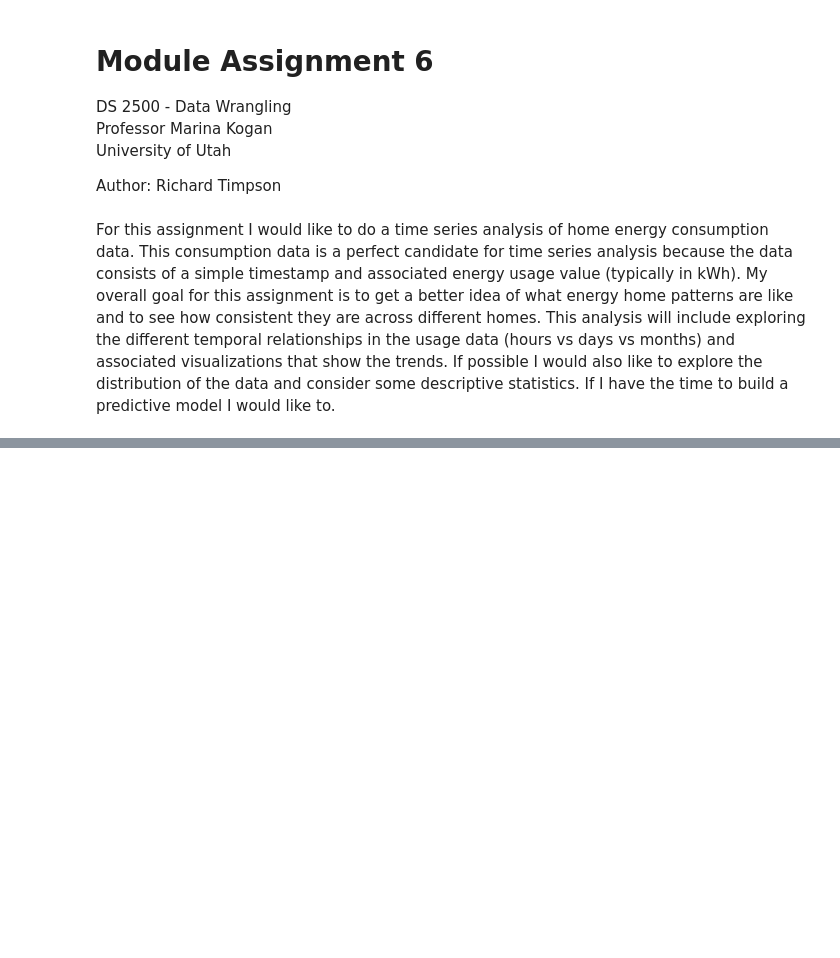
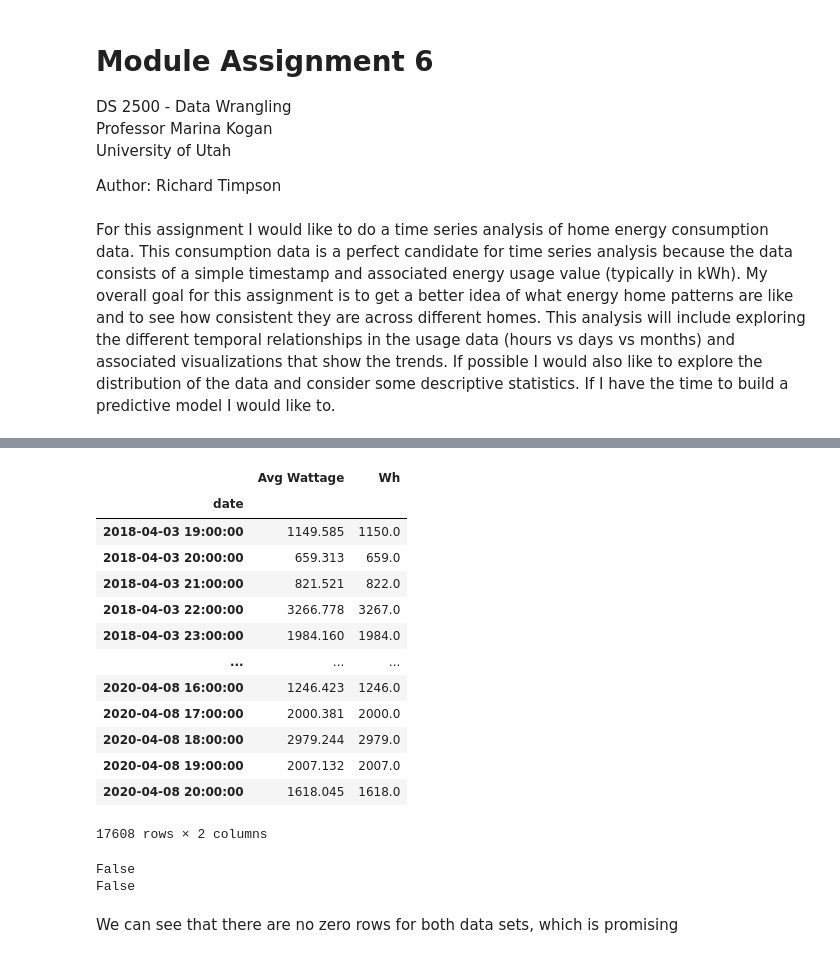
Before and after one commit to richard-timpson/solar-panel-output-prediction, a Jupyter notebook: code/DataWranglingProjects/TimeSeriesAnalysis/ModuleAssignment6.ipynb, the cells around one changed output, grey strips where cells are left out. Drawn from its saved outputs; the diff is of its cells as text; code cells hidden in the pictures; blank space fills up the shorter version.

```diff
--- a/code/DataWranglingProjects/TimeSeriesAnalysis/ModuleAssignment6.ipynb
+++ b/code/DataWranglingProjects/TimeSeriesAnalysis/ModuleAssignment6.ipynb
@@ -30,0 +149,25 @@ FileNotFoundError: [Errno 2] File b'../../../data/consumption_data/homesense/2/r
+# %%
+hs_dfs_clean[2]
+# %% [output]
+|  | Avg Wattage | Wh |
+| date |  |  |
+| 2018-04-03 19:00:00 | 1149.585 | 1150.0 |
+| 2018-04-03 20:00:00 | 659.313 | 659.0 |
+| 2018-04-03 21:00:00 | 821.521 | 822.0 |
+| 2018-04-03 22:00:00 | 3266.778 | 3267.0 |
+| 2018-04-03 23:00:00 | 1984.160 | 1984.0 |
+| ... | ... | ... |
+| 2020-04-08 16:00:00 | 1246.423 | 1246.0 |
+| 2020-04-08 17:00:00 | 2000.381 | 2000.0 |
+| 2020-04-08 18:00:00 | 2979.244 | 2979.0 |
+| 2020-04-08 19:00:00 | 2007.132 | 2007.0 |
+| 2020-04-08 20:00:00 | 1618.045 | 1618.0 |
+17608 rows × 2 columns
+# %%
+print(pd.isnull(hs_dfs_clean[1]['Wh']).values.any())
+print(pd.isnull(hs_dfs_clean[2]['Wh']).values.any())
+# %% [output]
+False
+False
+# %% [markdown]
+We can see that there are no zero rows for both data sets, which is promising
```
Also changed, not shown: parts of 74 cells of this notebook.
